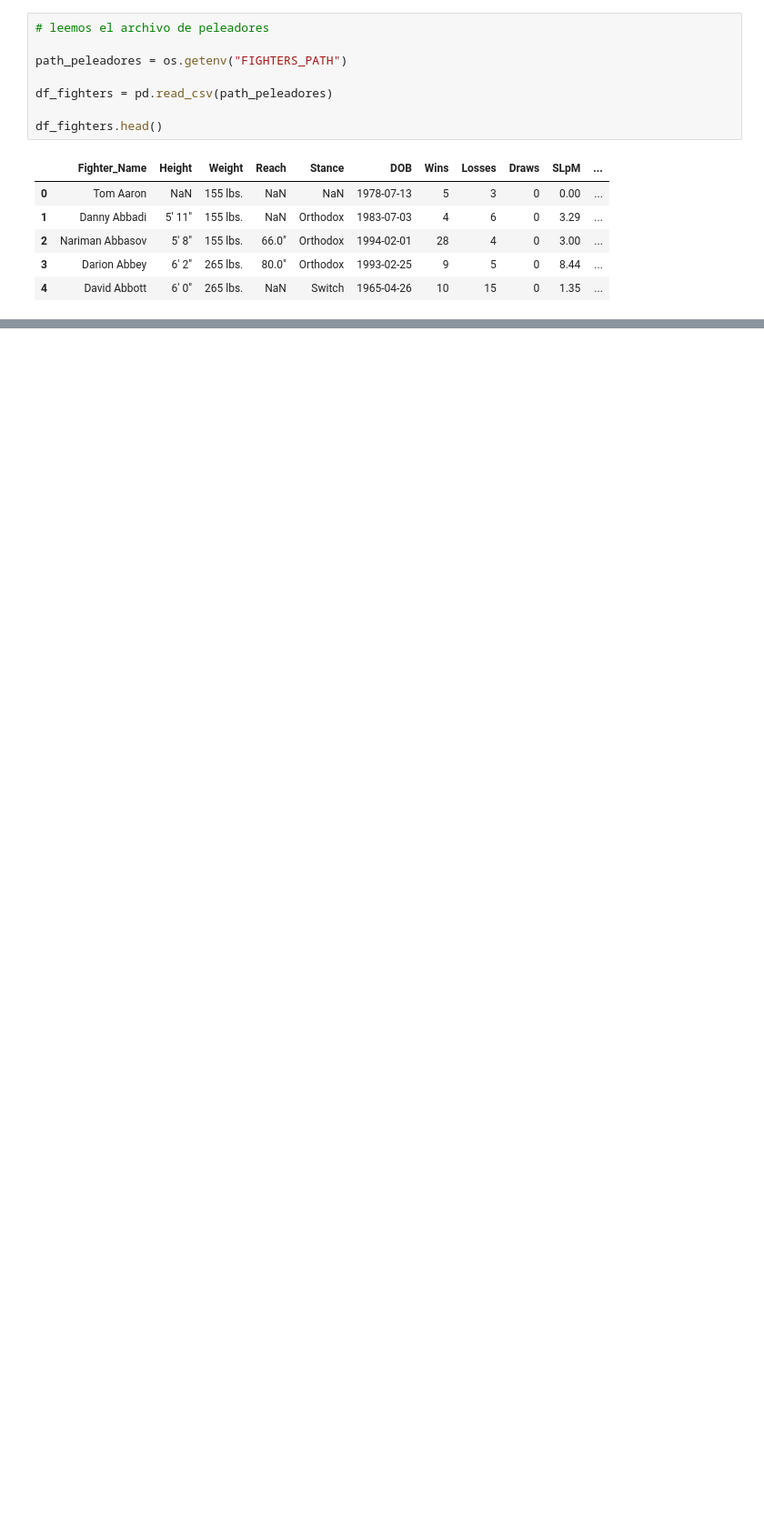
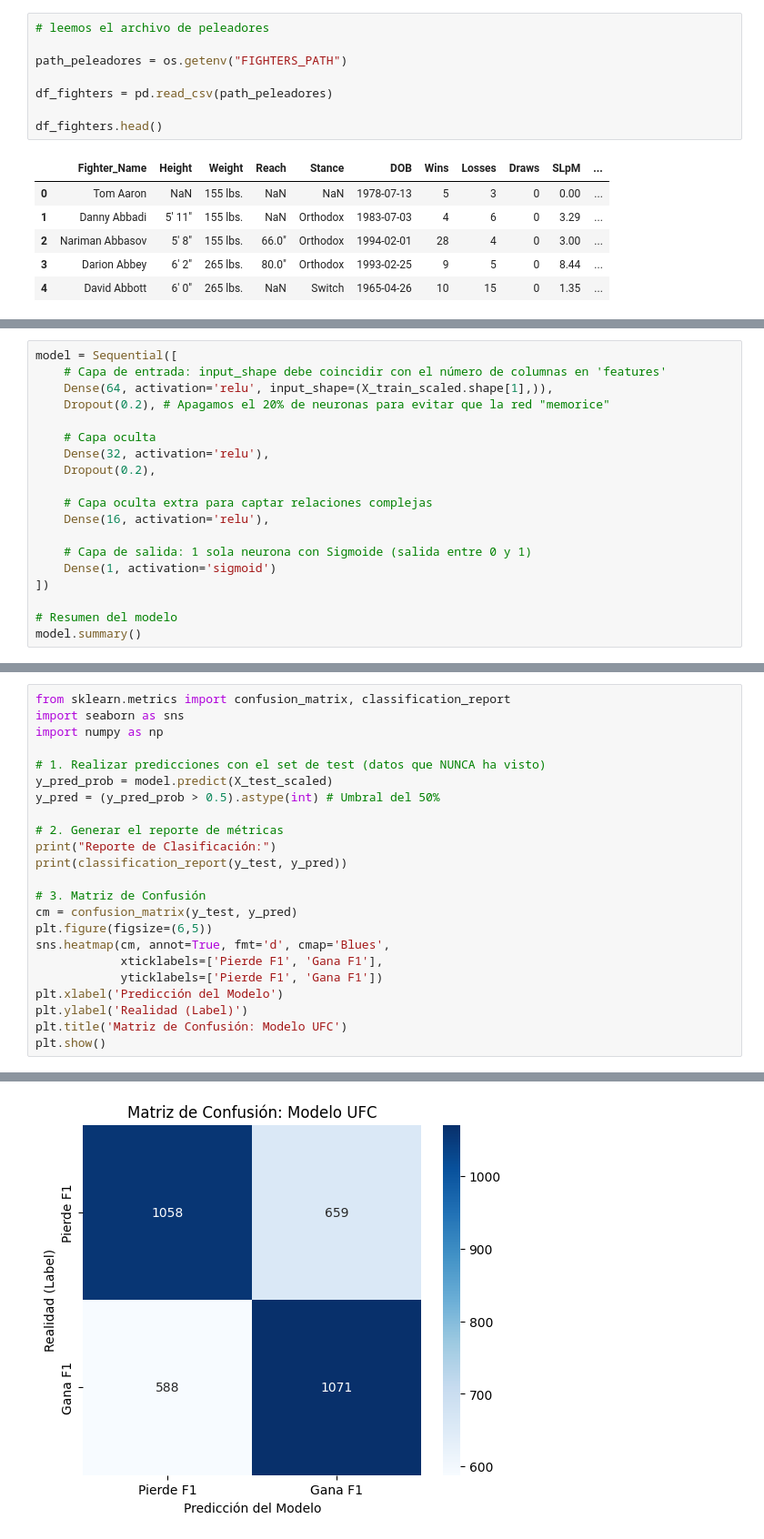
Before and after one commit to juantargon/UFC_Prediction_Model, a Jupyter notebook: ufc_prediction_model.ipynb, the cells around one changed output, grey strips where cells are left out. Shown at 91% size. Cells and saved outputs as stored; diff of their text form; blank space fills up the shorter version.

```diff
--- a/ufc_prediction_model.ipynb
+++ b/ufc_prediction_model.ipynb
@@ -69,0 +833,19 @@ df_fights.head()
+# %%
+model = Sequential([
+    # Capa de entrada: input_shape debe coincidir con el número de columnas en 'features'
+    Dense(64, activation='relu', input_shape=(X_train_scaled.shape[1],)),
+    Dropout(0.2), # Apagamos el 20% de neuronas para evitar que la red "memorice"
+
+    # Capa oculta
+    Dense(32, activation='relu'),
+    Dropout(0.2),
+
+    # Capa oculta extra para captar relaciones complejas
+    Dense(16, activation='relu'),
+
+    # Capa de salida: 1 sola neurona con Sigmoide (salida entre 0 y 1)
+    Dense(1, activation='sigmoid')
+])
+
+# Resumen del modelo
+model.summary()
@@ -69,0 +972,24 @@ df_fights.head()
+# %%
+from sklearn.metrics import confusion_matrix, classification_report
+import seaborn as sns
+import numpy as np
+
+# 1. Realizar predicciones con el set de test (datos que NUNCA ha visto)
+y_pred_prob = model.predict(X_test_scaled)
+y_pred = (y_pred_prob > 0.5).astype(int) # Umbral del 50%
+
+# 2. Generar el reporte de métricas
+print("Reporte de Clasificación:")
+print(classification_report(y_test, y_pred))
+
+# 3. Matriz de Confusión
+cm = confusion_matrix(y_test, y_pred)
+plt.figure(figsize=(6,5))
+sns.heatmap(cm, annot=True, fmt='d', cmap='Blues',
+            xticklabels=['Pierde F1', 'Gana F1'],
+            yticklabels=['Pierde F1', 'Gana F1'])
+plt.xlabel('Predicción del Modelo')
+plt.ylabel('Realidad (Label)')
+plt.title('Matriz de Confusión: Modelo UFC')
+plt.show()
+# %% [output]
@@ -69,0 +1006 @@ df_fights.head()
+[figure, added]
```
Also changed, not shown: parts of 55 cells of this notebook.
